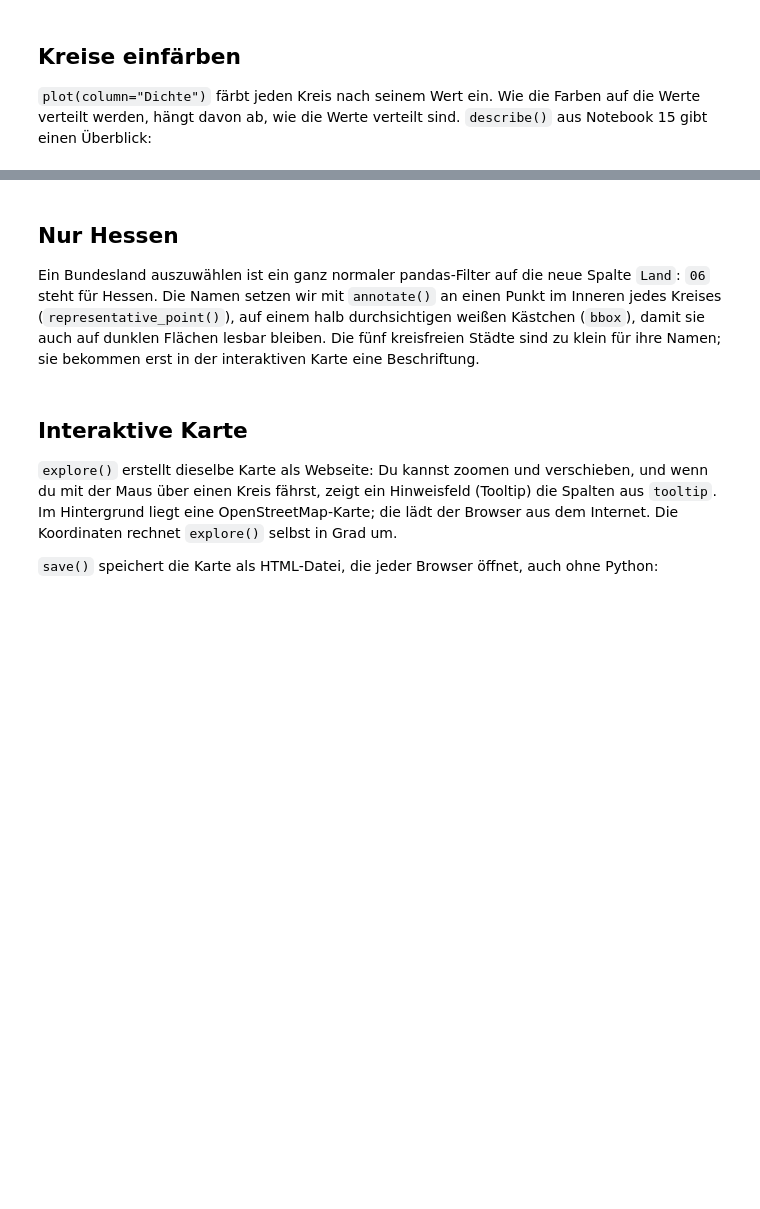
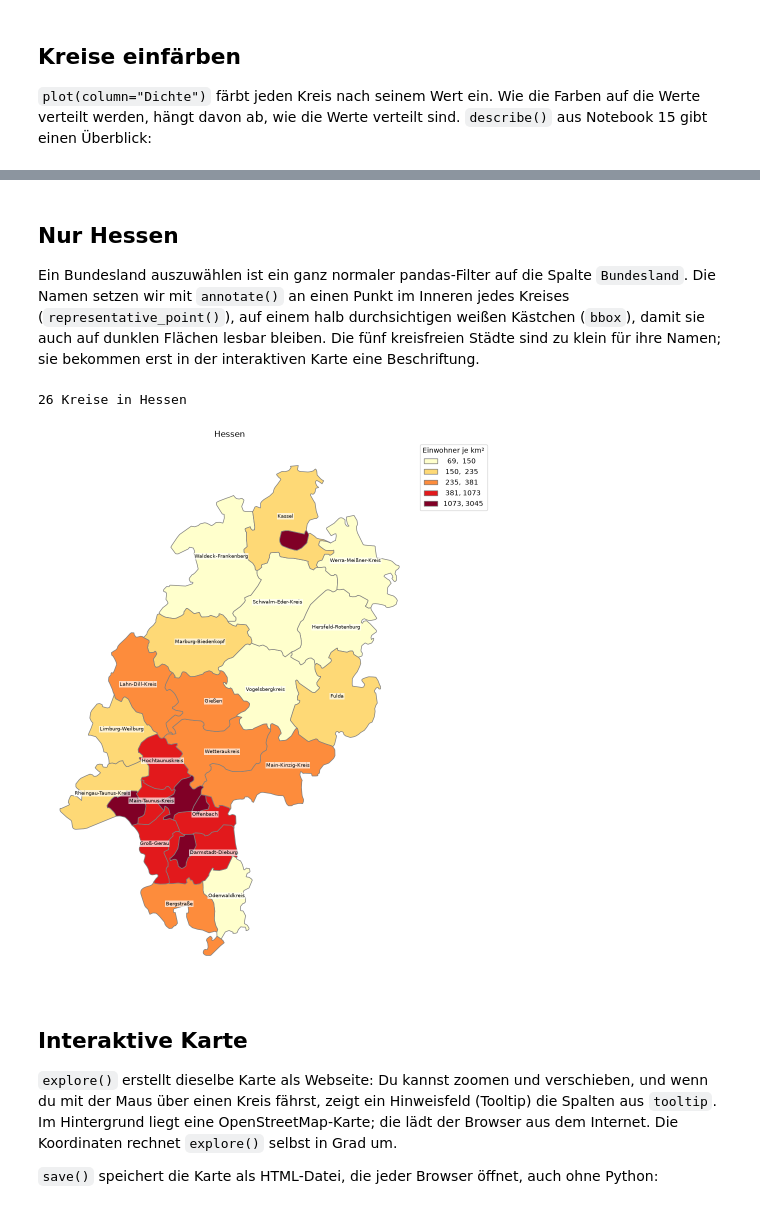
Before and after one commit to Aydinbas-IT-Consulting-Training/gfu-python-einsteiger, a Jupyter notebook: loesungen/17_landkarten_mit_geopandas.ipynb, the cells around one changed output, grey strips where cells are left out. Drawn from its saved outputs; the diff is of its cells as text; code cells hidden in the pictures; blank space fills up the shorter version.

```diff
--- a/loesungen/17_landkarten_mit_geopandas.ipynb
+++ b/loesungen/17_landkarten_mit_geopandas.ipynb
@@ -266,27 +305,30 @@ ax.set_axis_off()
 # %% [markdown]
 ## Nur Hessen
 
-Ein Bundesland auszuwählen ist ein ganz normaler pandas-Filter auf die neue Spalte `Land`: `06` steht für Hessen. Die Namen setzen wir mit `annotate()` an einen Punkt im Inneren jedes Kreises (`representative_point()`), auf einem halb durchsichtigen weißen Kästchen (`bbox`), damit sie auch auf dunklen Flächen lesbar bleiben. Die fünf kreisfreien Städte sind zu klein für ihre Namen; sie bekommen erst in der interaktiven Karte eine Beschriftung.
+Ein Bundesland auszuwählen ist ein ganz normaler pandas-Filter auf die Spalte `Bundesland`. Die Namen setzen wir mit `annotate()` an einen Punkt im Inneren jedes Kreises (`representative_point()`), auf einem halb durchsichtigen weißen Kästchen (`bbox`), damit sie auch auf dunklen Flächen lesbar bleiben. Die fünf kreisfreien Städte sind zu klein für ihre Namen; sie bekommen erst in der interaktiven Karte eine Beschriftung.
 # %%
-hessen = karte[karte["Land"] == "06"]
+hessen = karte[karte["Bundesland"] == "Hessen"]
 print(len(hessen), "Kreise in Hessen")
 
 ax = hessen.plot(
     column="Dichte",
     cmap="YlOrRd",
     scheme="quantiles",
     k=5,
-    edgecolor="white",
-    figsize=(10, 12),
+    edgecolor="grey",
+    figsize=(12, 14),
     legend=True,
     legend_kwds={"title": "Einwohner je km²", "fmt": "{:.0f}", "loc": "upper left", "bbox_to_anchor": (1, 1)},
 )
 label_box = {"facecolor": "white", "alpha": 0.7, "edgecolor": "none", "pad": 1}
 for _, row in hessen[hessen["Art"] == "Landkreis"].iterrows():
     point = row.geometry.representative_point()
     ax.annotate(row["Kreis"], (point.x, point.y), ha="center", fontsize=7, bbox=label_box)
 ax.set_title("Hessen")
 ax.set_axis_off()
+# %% [output]
+26 Kreise in Hessen
+[figure, added]
 # %% [markdown]
 ## Interaktive Karte
 
```
Also changed, not shown: parts of 12 cells of this notebook, 4 other files.
